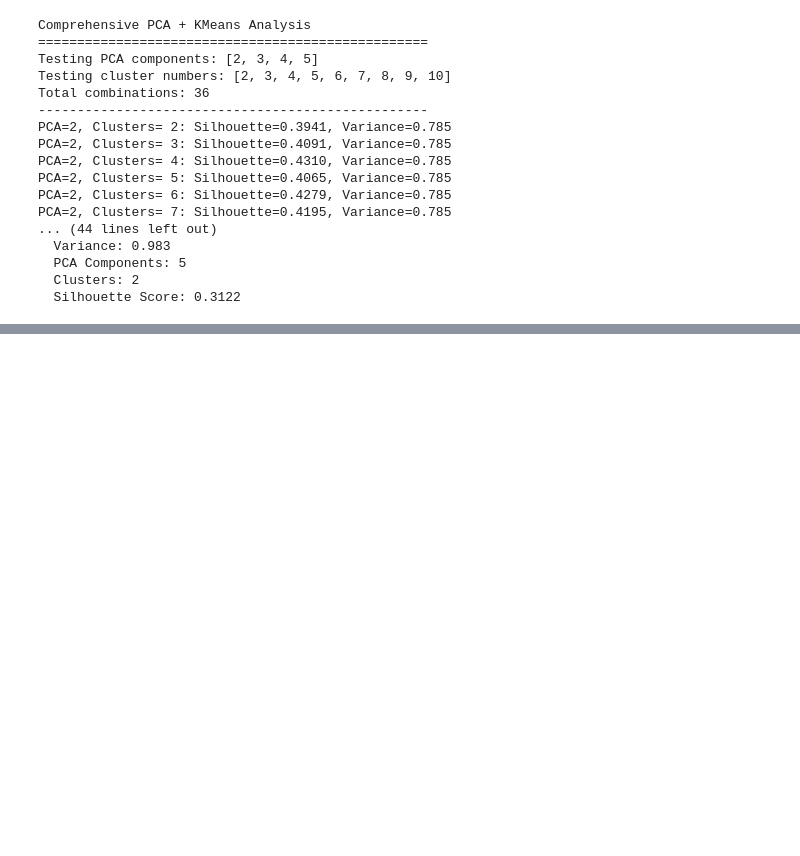
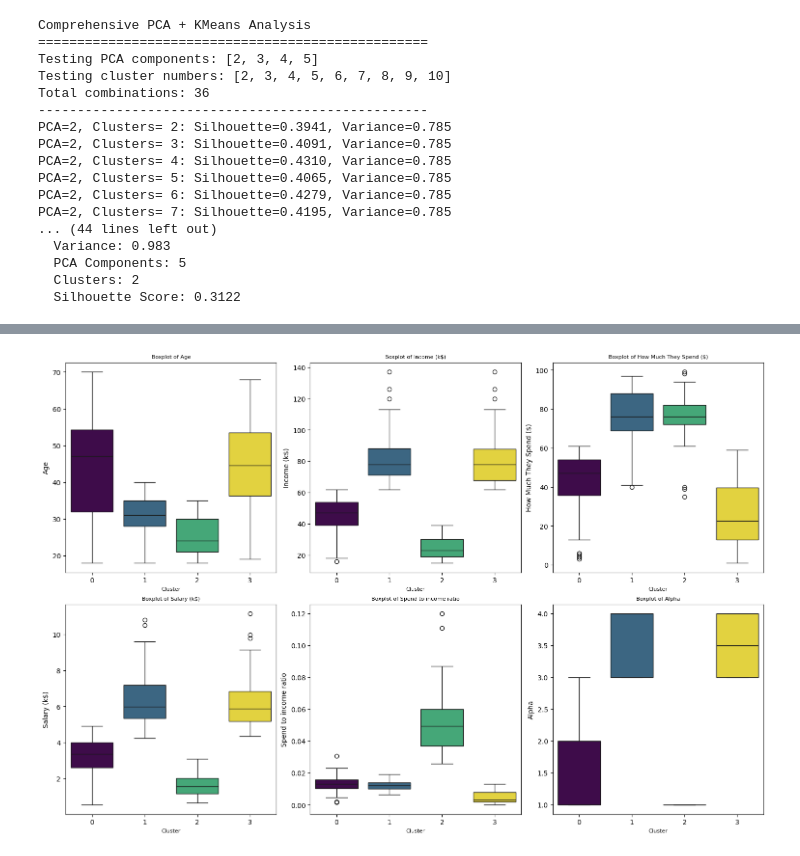
Before and after one commit to rogersoh/sp_AI_MachineLearning, a Jupyter notebook: Applied Machine Learning/assignment/ca2 assignment/part A.ipynb, the cells around one changed output, grey strips where cells are left out. Cells and saved outputs as stored; diff of their text form; code cells hidden in the pictures; blank space fills up the shorter version.

```diff
--- a/Applied Machine Learning/assignment/ca2 assignment/part A.ipynb
+++ b/Applied Machine Learning/assignment/ca2 assignment/part A.ipynb
@@ -759,0 +503,34 @@ customer_Xoutlier_predicted['label(3 principle component)'] = cluster_3component
+# %%
+n_comp = 2
+n_clust = 4
+
+pipeline = Pipeline([
+  ('preprocessor', preprocessor),
+  ('pca', PCA(n_components=n_comp, random_state=42)),
+  ('kmeans', KMeans(n_clusters=n_clust, random_state=42, n_init=10))
+])
+
+cluster_labels = pipeline.fit_predict(customer)
+customer_predicted = customer.copy()
+
+customer_predicted['Cluster'] = cluster_labels
+print("\nPredicted Clusters:")
+print(customer_predicted)
+
+distances = pipeline.transform(customer).min(axis=1)
+n_anomalies = 5
+
+# Identify points with largest distances (potential anomalies)
+anomaly_indices = np.argsort(distances)[::-1][:n_anomalies]
+
+# Display anomaly statistics
+print("\nAnomaly Detection Statistics:")
+print("-" * 30)
+print(f"Total samples: {customer.shape[0]}")
+print(f"Number of Anomalies set: {n_anomalies}")
+print(f"Mean distance to centroid: {distances.mean():.3f}")
+print(f"Std distance to centroid: {distances.std():.3f}")
+print(f"Max anomaly distance: {distances[anomaly_indices[0]]:.3f}")
+print(f"Min anomaly distance: {distances[anomaly_indices[-1]]:.3f}")
+
+customer_predicted.iloc[anomaly_indices, :]
@@ -760,20 +561,22 @@ customer_Xoutlier_predicted['label(3 principle component)'] = cluster_3component
 # %%
 # Boxplots with Cluster_3D as hue
 plt.figure(figsize=(15, 10), constrained_layout=True)
 
-# Get numerical columns from customer_Xoutlier_predicted
-numerical_cols = customer_Xoutlier_predicted.select_dtypes(include=['int64', 'float64']).columns.tolist()
+# Get numerical columns from customer_predicted
+numerical_cols = customer_predicted.select_dtypes(include=['int64', 'float64']).columns.tolist()
 # Remove cluster columns from numerical_cols if they exist
 numerical_cols = [col for col in numerical_cols if not col.startswith('Cluster')]
 
 
 for i, col in enumerate(numerical_cols):
     plt.subplot(2, 3, i + 1)
-    sns.boxplot(data=customer_Xoutlier_predicted, x='label(3 principle component)', y=col,
-                hue='label(3 principle component)', palette='viridis')
+    sns.boxplot(data=customer_predicted, x='Cluster', y=col,
+                hue='Cluster', palette='viridis')
     plt.title(f'Boxplot of {col}', fontsize=8)
-    plt.xlabel('label', fontsize=8)
+    plt.xlabel('Cluster', fontsize=8)
     plt.ylabel(col)
     plt.legend([],[], frameon=False)
 
 plt.show()
+# %% [output]
+[figure, added]
```
Also changed, not shown: parts of 25 cells of this notebook.
